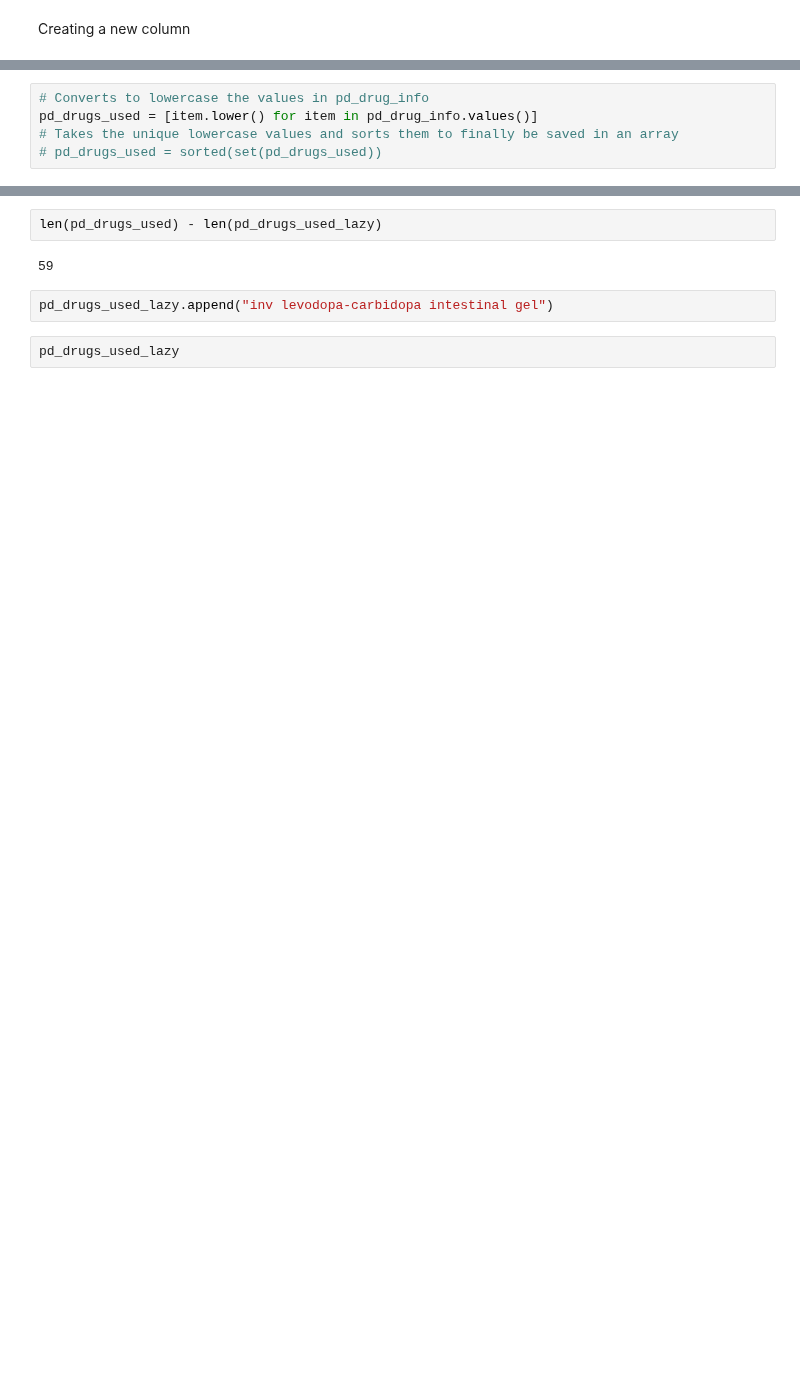
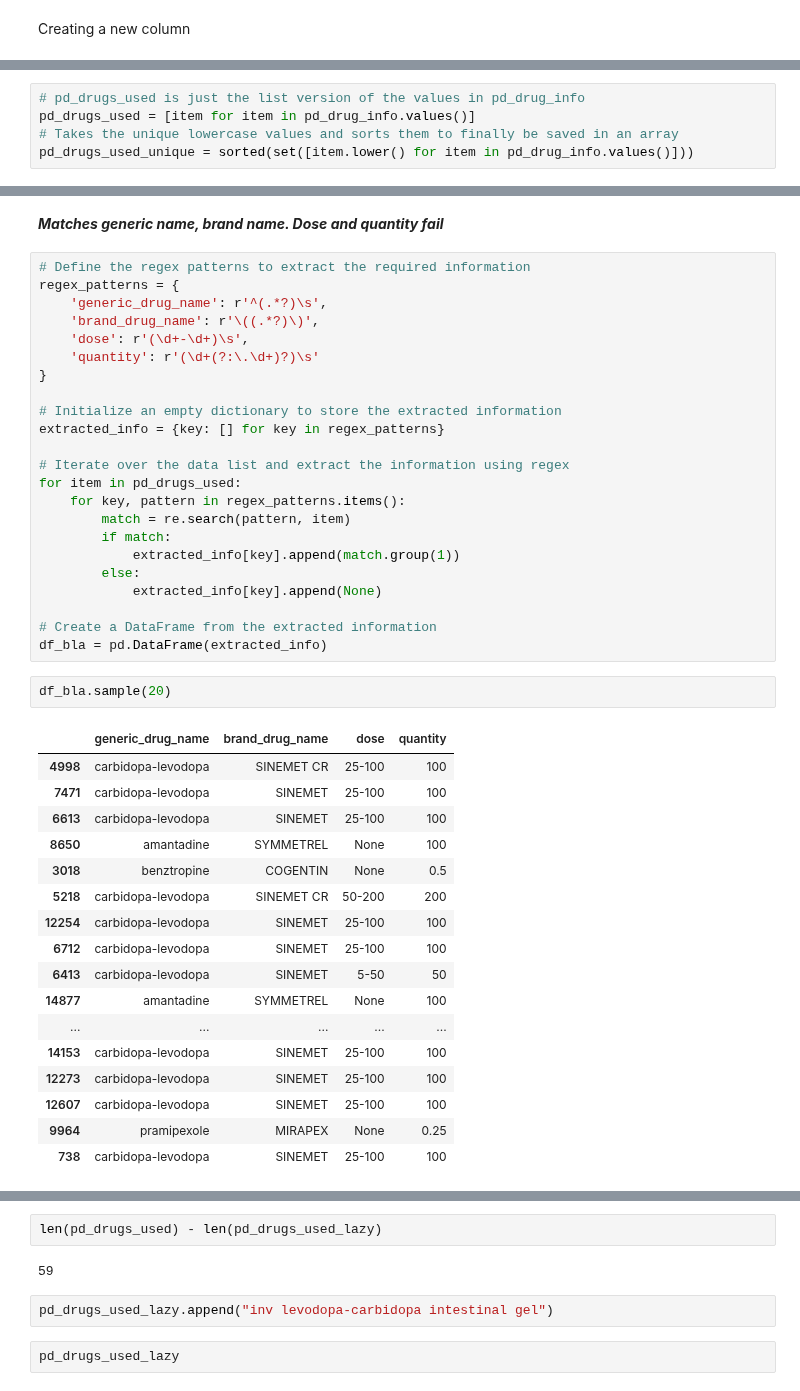
Before and after one commit to rdiazrincon/motor_fluctuations_pd, a Jupyter notebook: motor_fluctuations_pd.ipynb, the cells around one changed output, grey strips where cells are left out. Saved outputs shown, nothing was run; the diff lists cells and outputs as text; blank space fills up the shorter version.

```diff
--- a/motor_fluctuations_pd.ipynb
+++ b/motor_fluctuations_pd.ipynb
@@ -175,5 +190,5 @@ Let's take a look at the drugs actually used in the dataset
 # %%
-# Converts to lowercase the values in pd_drug_info
-pd_drugs_used = [item.lower() for item in pd_drug_info.values()]
+# pd_drugs_used is just the list version of the values in pd_drug_info
+pd_drugs_used = [item for item in pd_drug_info.values()]
 # Takes the unique lowercase values and sorts them to finally be saved in an array
-# pd_drugs_used = sorted(set(pd_drugs_used))
+pd_drugs_used_unique = sorted(set([item.lower() for item in pd_drug_info.values()]))
@@ -270,0 +246,45 @@ df_pd.append(drug_info_df)
+# %% [markdown]
+***Matches generic name, brand name. Dose and quantity fail***
+# %%
+# Define the regex patterns to extract the required information
+regex_patterns = {
+    'generic_drug_name': r'^(.*?)\s',
+    'brand_drug_name': r'\((.*?)\)',
+    'dose': r'(\d+-\d+)\s',
+    'quantity': r'(\d+(?:\.\d+)?)\s'
+}
+
+# Initialize an empty dictionary to store the extracted information
+extracted_info = {key: [] for key in regex_patterns}
+
+# Iterate over the data list and extract the information using regex
+for item in pd_drugs_used:
+    for key, pattern in regex_patterns.items():
+        match = re.search(pattern, item)
+        if match:
+            extracted_info[key].append(match.group(1))
+        else:
+            extracted_info[key].append(None)
+
+# Create a DataFrame from the extracted information
+df_bla = pd.DataFrame(extracted_info)
+# %%
+df_bla.sample(20)
+# %% [output]
+|  | generic_drug_name | brand_drug_name | dose | quantity |
+| 4998 | carbidopa-levodopa | SINEMET CR | 25-100 | 100 |
+| 7471 | carbidopa-levodopa | SINEMET | 25-100 | 100 |
+| 6613 | carbidopa-levodopa | SINEMET | 25-100 | 100 |
+| 8650 | amantadine | SYMMETREL | None | 100 |
+| 3018 | benztropine | COGENTIN | None | 0.5 |
+| 5218 | carbidopa-levodopa | SINEMET CR | 50-200 | 200 |
+| 12254 | carbidopa-levodopa | SINEMET | 25-100 | 100 |
+| 6712 | carbidopa-levodopa | SINEMET | 25-100 | 100 |
+| 6413 | carbidopa-levodopa | SINEMET | 5-50 | 50 |
+| 14877 | amantadine | SYMMETREL | None | 100 |
+| ... | ... | ... | ... | ... |
+| 14153 | carbidopa-levodopa | SINEMET | 25-100 | 100 |
+| 12273 | carbidopa-levodopa | SINEMET | 25-100 | 100 |
+| 12607 | carbidopa-levodopa | SINEMET | 25-100 | 100 |
+| 9964 | pramipexole | MIRAPEX | None | 0.25 |
+| 738 | carbidopa-levodopa | SINEMET | 25-100 | 100 |
```
Also changed, not shown: parts of 29 cells of this notebook.
